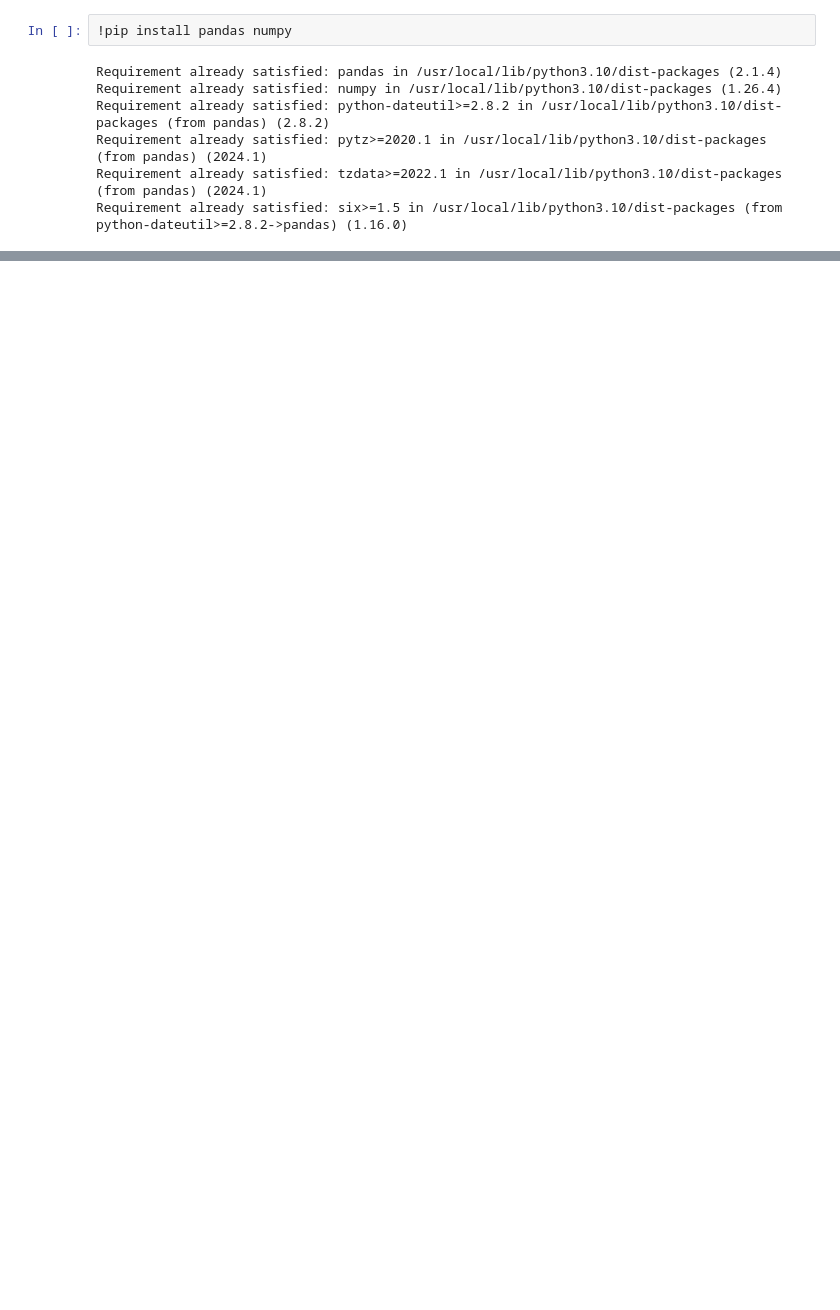
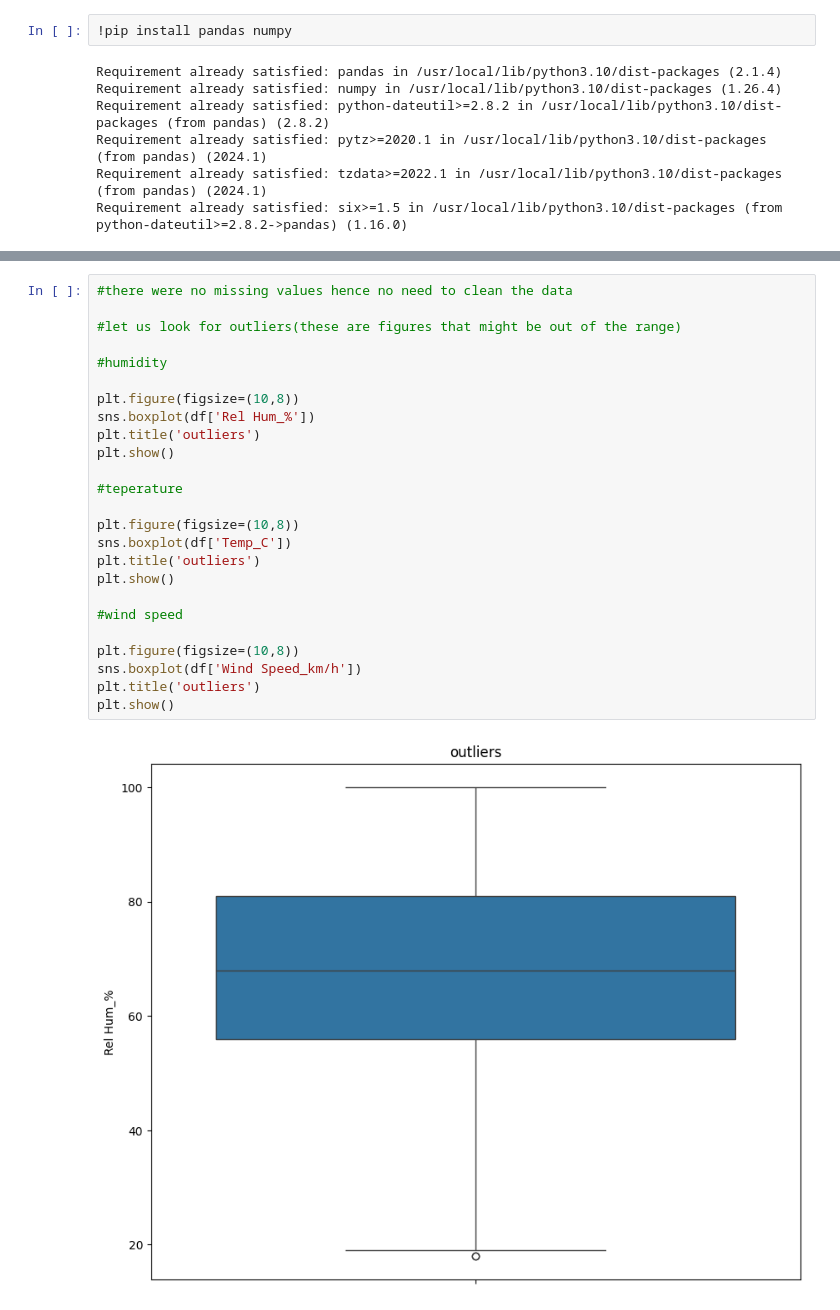
Before and after one commit to kelvinmw1/week2_data_science-assignment, a Jupyter notebook: week_2_project.ipynb, the cells around one changed output, grey strips where cells are left out. Drawn from its saved outputs; the diff is of its cells as text; blank space fills up the shorter version.

```diff
--- a/week_2_project.ipynb
+++ b/week_2_project.ipynb
@@ -99,0 +77,27 @@ Clear                                     6.825716          0.089367
+# %%
+#there were no missing values hence no need to clean the data
+
+#let us look for outliers(these are figures that might be out of the range)
+
+#humidity
+
+plt.figure(figsize=(10,8))
+sns.boxplot(df['Rel Hum_%'])
+plt.title('outliers')
+plt.show()
+
+#teperature
+
+plt.figure(figsize=(10,8))
+sns.boxplot(df['Temp_C'])
+plt.title('outliers')
+plt.show()
+
+#wind speed
+
+plt.figure(figsize=(10,8))
+sns.boxplot(df['Wind Speed_km/h'])
+plt.title('outliers')
+plt.show()
+# %% [output]
+[figure, added]
```
Also changed, not shown: parts of 11 cells of this notebook.
